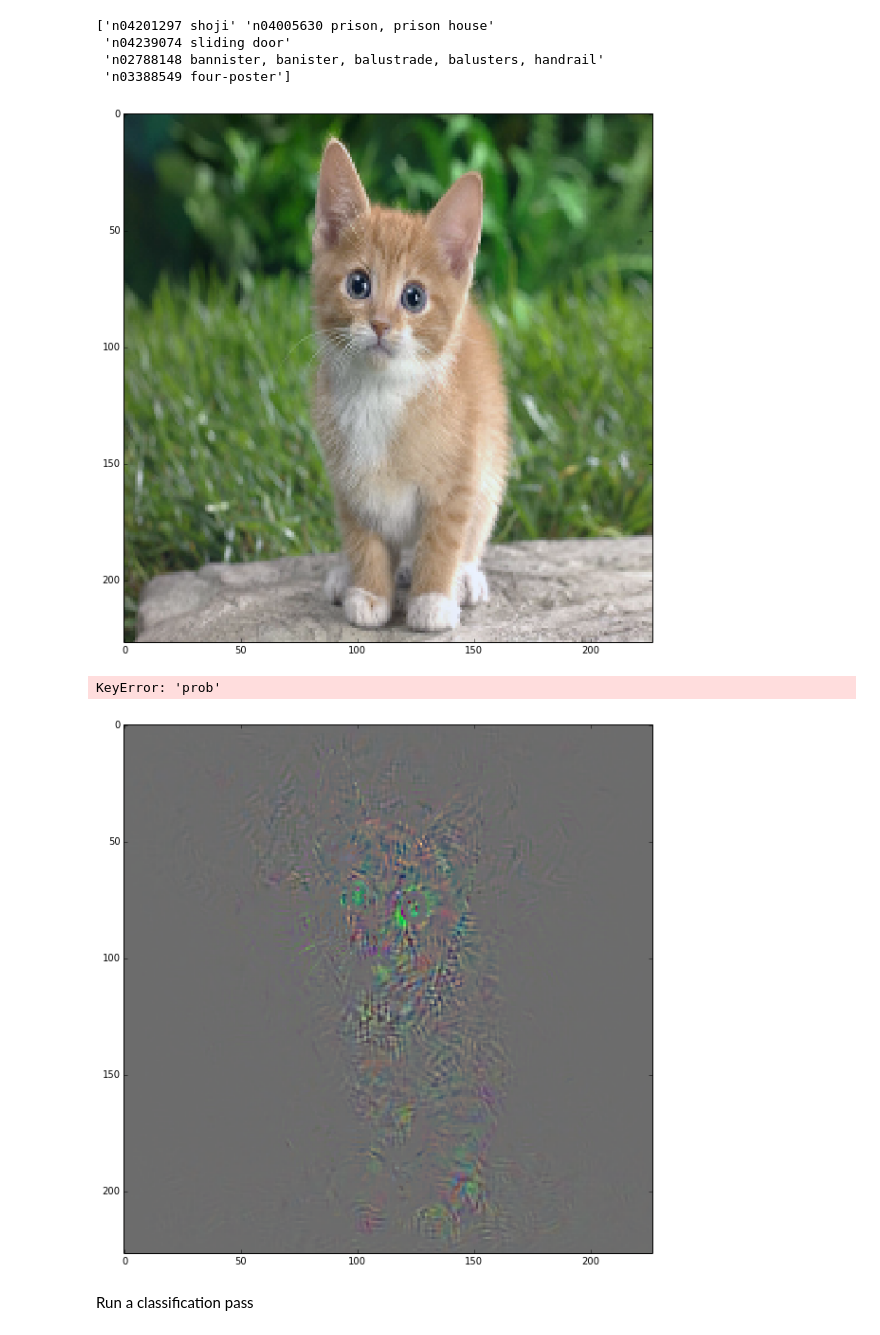
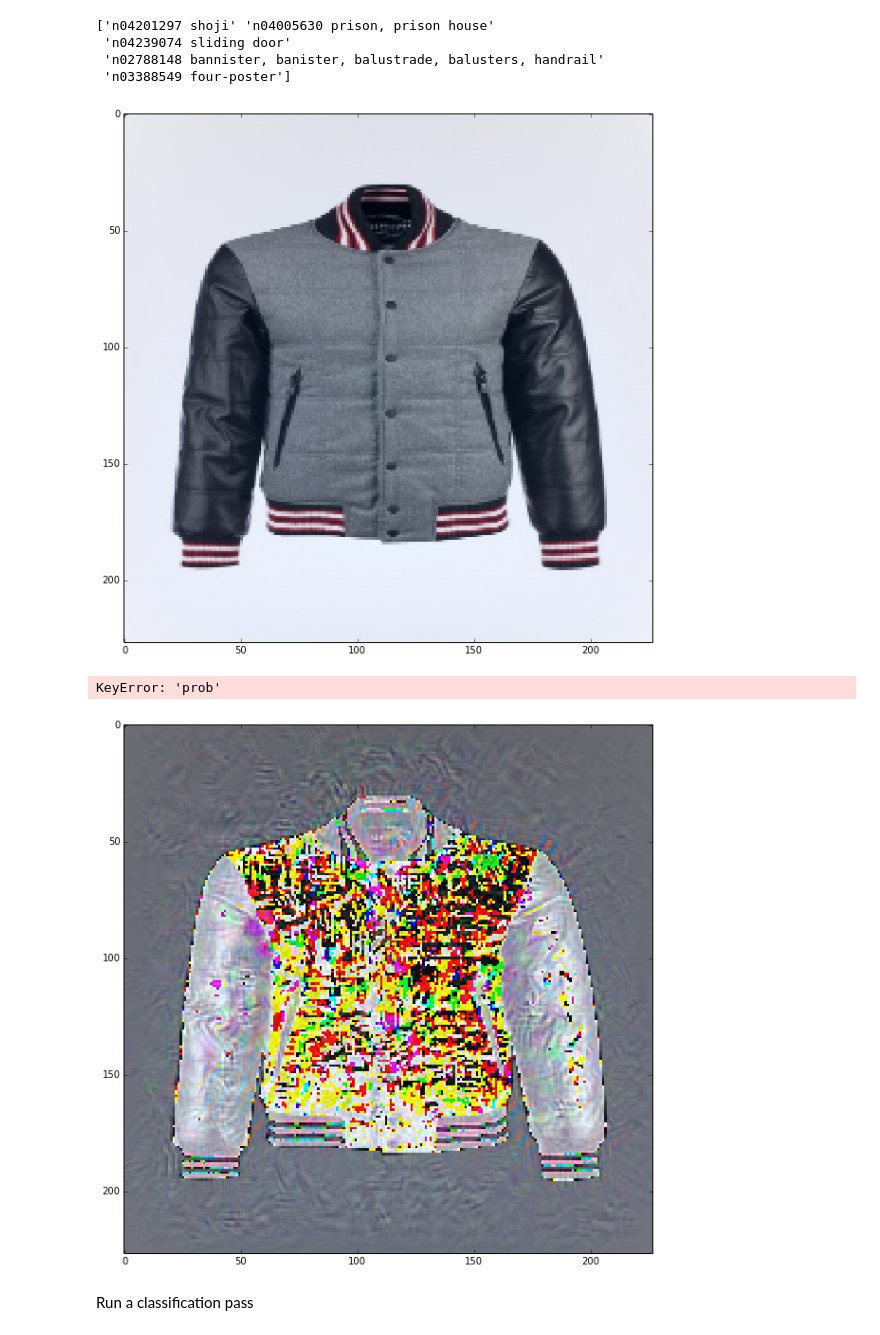
Before and after one commit to yshean/caffe, a Jupyter notebook: examples/filter_visualization.ipynb, the cells around one changed output. Drawn from its saved outputs; the diff is of its cells as text; code cells hidden in the pictures.

```diff
--- a/examples/filter_visualization.ipynb
+++ b/examples/filter_visualization.ipynb
@@ -32,7 +32,7 @@ net.set_mean('data', caffe_root + 'python/caffe/imagenet/ilsvrc_2012_mean.npy')
 net.set_channel_swap('data', (2,1,0))  # the reference model has channels in BGR order instead of RGB
 net.set_input_scale('data', 255)  # the reference model operates on images in [0,255] range instead of [0,1]
 # %%
-im = caffe.io.load_image(caffe_root + 'examples/images/cat.jpg')
+im = caffe.io.load_image(caffe_root + 'examples/images/PE004EMANQ91_1.jpg')
 data=np.asarray([net.preprocess('data', im)]);
 
 #out['prob'][0].argmax(axis=0)w
@@ -85,7 +85,7 @@ image -= image.min()
 image /= image.max()
 showimage(image.transpose(1, 2, 0))
 # %% [output]
-[figure, old version]
+[figure, new version]
 # %%
 test1=out['prob'];
 test1.shape
@@ -97,41 +97,47 @@ KeyError: 'prob'
 # %%
 #out2 = net.forward_backward_all(data=np.asarray([net.preprocess('data', im)])) #blobs=['prob'],prob=diff1)
 #out2 = net.forward_backward_all(data=np.asarray([net.preprocess('data', im)]),prob=out['prob']) #blobs=['prob'],prob=diff1)
 #feat = out2[1]['data'] ;
 #image2 = feat[0];
 #image2 -= image2.min();
 #image2 /= image2.max();
 #showimage(image2.transpose(1, 2, 0))
 
-test1= net.blobs['conv5'].data
 image = net.blobs['data'].data[0].copy()
-test1.shape
+#image -= image.min()
+#image /= image.max()
+
+test1 = net.blobs['fc7'].data
+test2=test1.copy();
+
+#yyy=np.argmax(test2,1);
+#yyy
+
+#test2[:]=0;
+#test2[0,92:93,1:13,1:13] = 1;
+out2 = net.backward(fc7=test2) #blobs=['prob'],prob=diff1)
+#out2 = net.backward() #blobs=['prob'],prob=diff1)
+feat = out2['data'] ;
+image2 = feat[0];
+image3 =  image2.copy();
 
 
-test2=test1.copy();
-#test2[:]=0;
-#test2[0,0:15,1:7,1:7] = 1;
-#out2 = net.backward(prob=test2) #blobs=['prob'],prob=diff1)
-
-out2 = net.backward(conv5=test2) #blobs=['prob'],prob=diff1)
-feat = out2['data'] ;
-image2 = feat[0];
-image3 = image*image2;
 image3 -= image3.min();
 image3 /= image3.max();
-showimage(image3.transpose(1, 2, 0))
-
+image5 = image - image3
+showimage(image5.transpose(1, 2, 0))
+#test2.shape
 
 #vis_square(feat[0,:], padval=1);
 
 #deproc=net.deprocess('data', out2[1]['data'])
 #deproc.shape
 #deproc2=deproc;
 #deproc2.shape
 #feat[0].shape
 #plt.imshow(deproc2);#.transpose(1, 2, 0))
 # %% [output]
-[figure, old version]
+[figure, new version]
 # %% [markdown]
 Run a classification pass
 # %%
```
